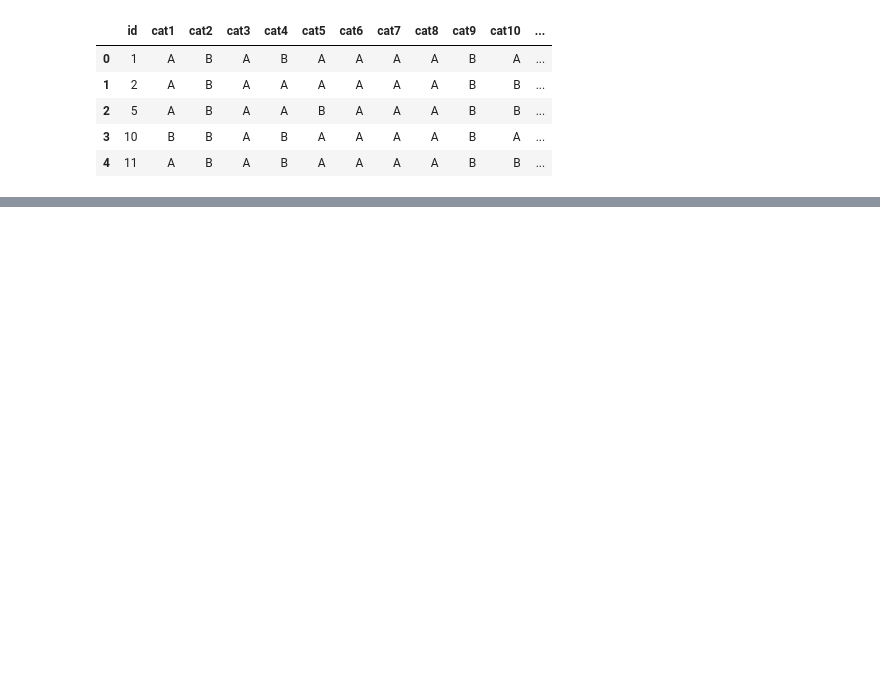
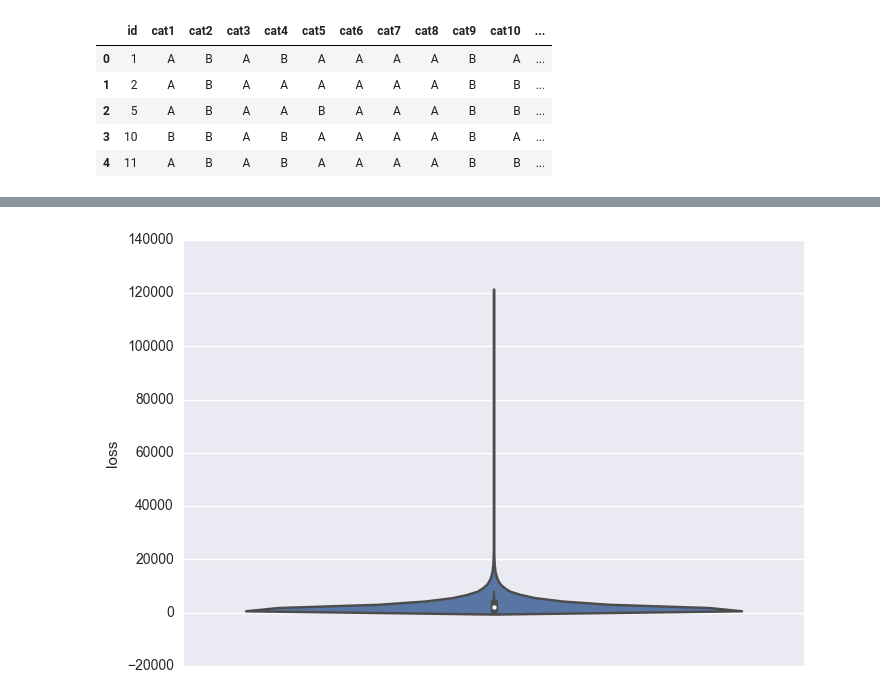
Before and after one commit to margaretpearce/allstate_kaggle, a Jupyter notebook: kernel.ipynb, the cells around one changed output, grey strips where cells are left out. Saved outputs shown, nothing was run; the diff lists cells and outputs as text; code cells hidden in the pictures; blank space fills up the shorter version.

Commit message:
Violin plots

```diff
--- a/kernel.ipynb
+++ b/kernel.ipynb
@@ -19,5 +29,8 @@ train_data.head()
 | 4 | 11 | A | B | A | B | A | A | A | A | B | B | ... |
 # %%
 # Save IDs for the output, but don't use them in the rest of the notebook
-id_numbers = test_data["id"]
+id_numbers_test = test_data["id"]
 test_data.drop("id", axis=1, inplace=True)
+
+id_numbers_train = train_data["id"]
+train_data.drop("id", axis=1, inplace=True)
@@ -23,0 +81,6 @@ test_data.drop("id", axis=1, inplace=True)
+# %%
+# Lots of values under 10000
+sns.violinplot(data=train_data, y="loss")
+plt.show()
+# %% [output]
+[figure, added]
```
Also changed, not shown: parts of 9 cells of this notebook.
